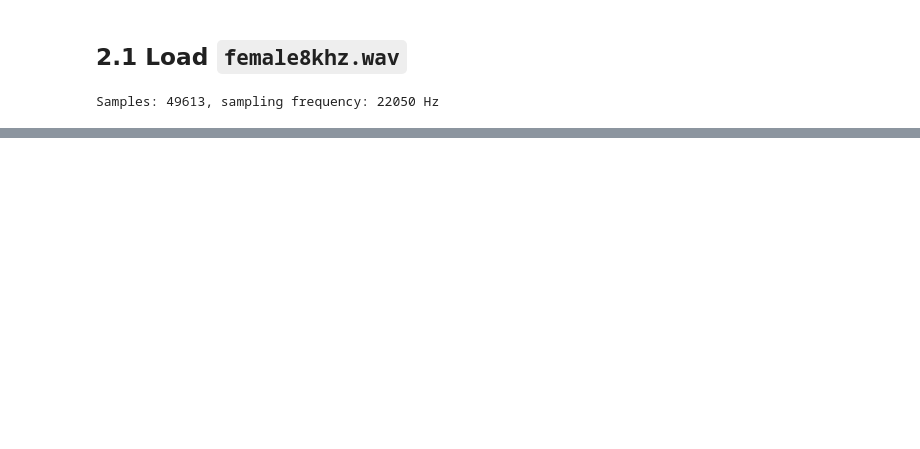
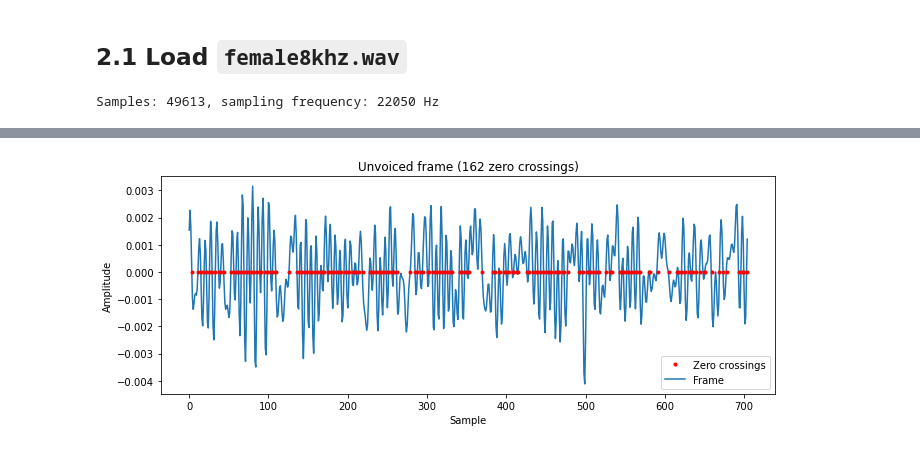
Before and after one commit to iibrahimli/ssp_sose2023, a Jupyter notebook: Exercise4/exercise4.ipynb, the cells around one changed output, grey strips where cells are left out. Drawn from its saved outputs; the diff is of its cells as text; code cells hidden in the pictures; blank space fills up the shorter version.

```diff
--- a/Exercise4/exercise4.ipynb
+++ b/Exercise4/exercise4.ipynb
@@ -57,0 +155,22 @@ Samples: 49613, sampling frequency: 22050 Hz
+# %%
+def plot_signal_and_zero_crossings(x: np.ndarray, title: str = ""):
+    signs = np.sign(x)
+    zero_crossings = signs * np.roll(signs, 1) < 0
+    zero_crossings = np.where(zero_crossings)[0]
+
+    plt.plot(x, label="Frame")
+    plt.plot(zero_crossings, np.zeros(len(zero_crossings)), ".", c="red", label="Zero crossings")
+    plt.xlabel("Sample")
+    plt.ylabel("Amplitude")
+    plt.title(title + f" ({len(zero_crossings)} zero crossings)")
+
+    # clean up legend
+    handles, labels = plt.gca().get_legend_handles_labels()
+    order = [1, 0]
+    plt.legend([handles[idx] for idx in order], [labels[idx] for idx in order])
+
+    plt.show()
+# %%
+plot_signal_and_zero_crossings(m_frames[150], title="Unvoiced frame")
+# %% [output]
+[figure, added]
```
Also changed, not shown: parts of 17 cells of this notebook.
